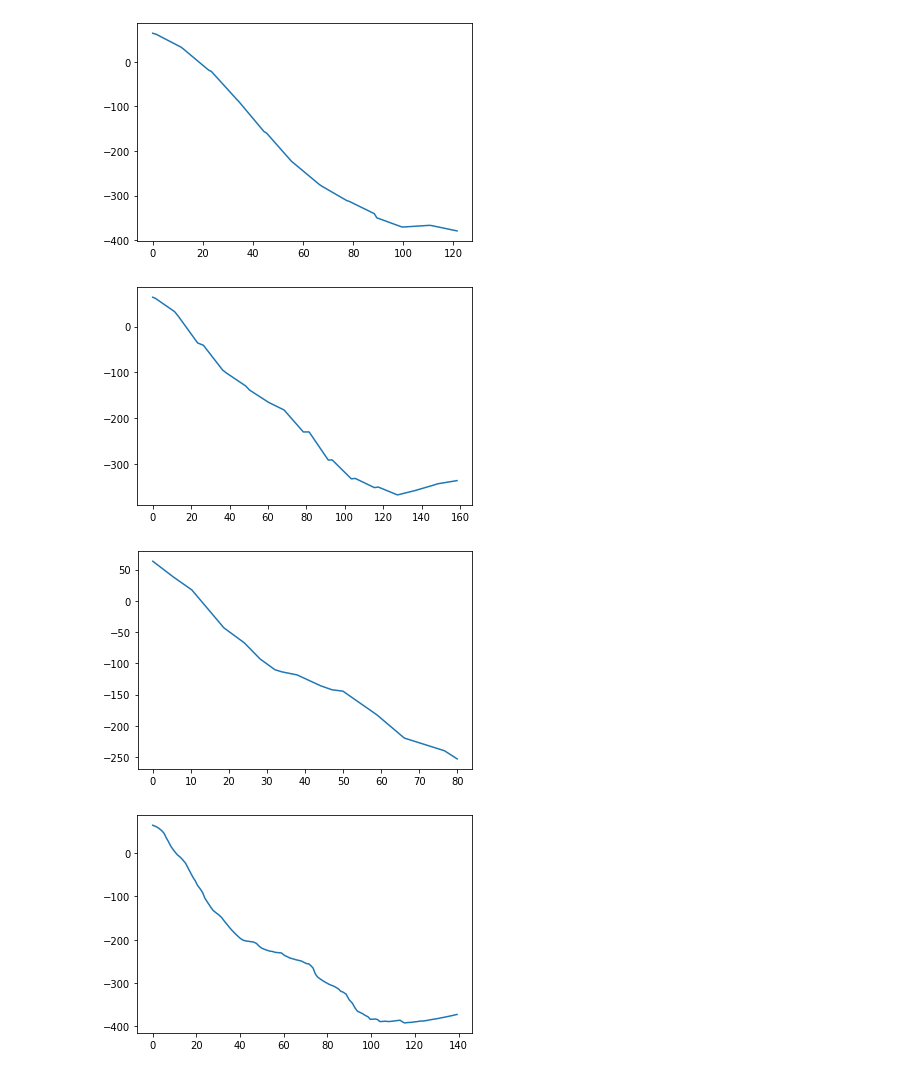
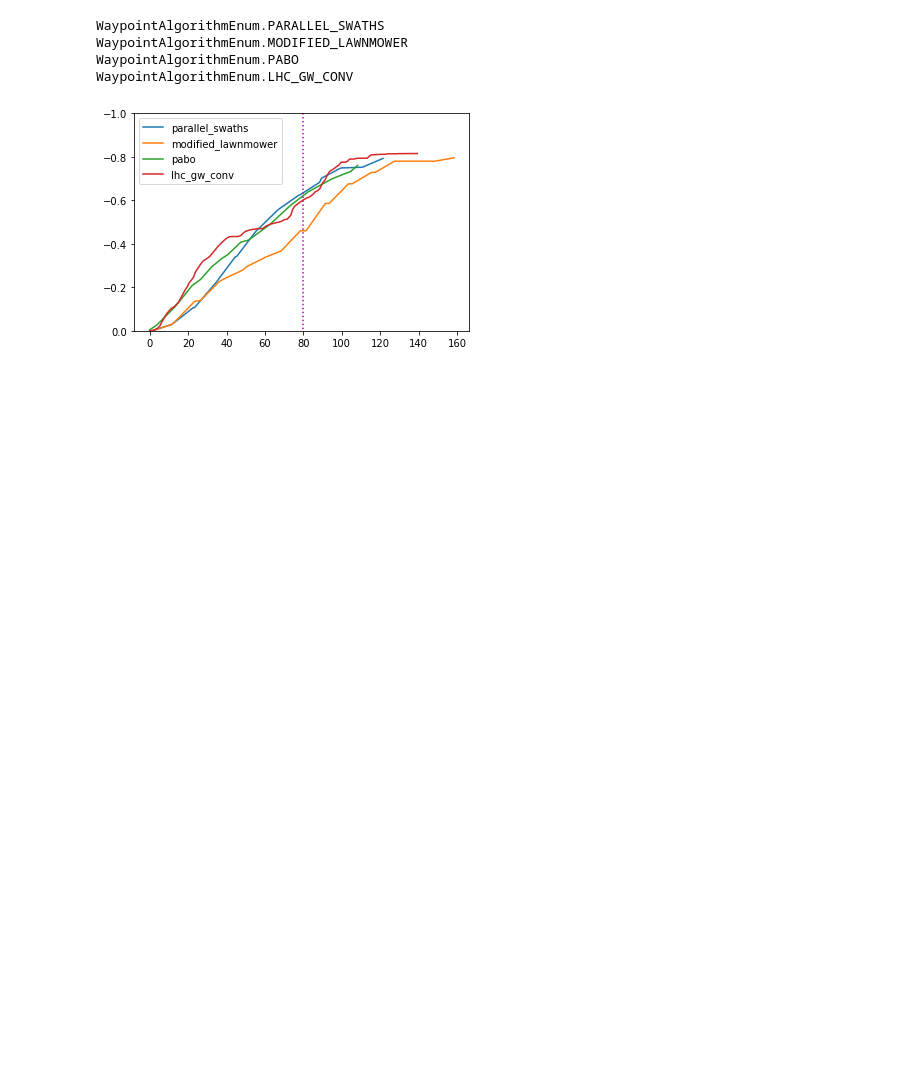
Before and after one commit to iwishiwasaneagle/OPP_4_SAR, a Jupyter notebook: visualize_data.ipynb, the cells around one changed output. Drawn from its saved outputs; the diff is of its cells as text; code cells hidden in the pictures; blank space fills up the shorter version.

```diff
--- a/visualize_data.ipynb
+++ b/visualize_data.ipynb
@@ -14,0 +10,6 @@ Matlab engine started as <matlab.engine.matlabengine.MatlabEngine object at 0x..
+# %%
+from src.waypoint_generation import CostFunc
+cost_func = CostFunc()
+
+with open(os.path.join(os.getcwd(), 'src','waypoint_generation','global.settings'),'r') as f:
+    wp_gen_settings = json.load(f)
@@ -111,7 +111,6 @@ def plot_bar(x,y,x_label,y_label):
 # %%
 dists = [item[1]['dist'] for item in data.items()]
 times = [item[1]['time'] for item in data.items()]
-cost = [item[1]['cost'] for item in data.items()]
 
 x = [str(s).split('.')[1] for s in data.keys()]
 
@@ -122,8 +121,4 @@ fig.savefig("unit_distances_all.png")
 fig,ax=plot_bar(x,times,"","Time to calculate (s)")
 plt.tight_layout()
 fig.savefig("time_to_calculate_all.png")
-
-fig,ax=plot_bar(x,cost,"","Global function value")
-plt.tight_layout()
-plt.show()
 # %% [output]
@@ -133,19 +127,25 @@ plt.show()
 # %%
 # Cost over distance
 
 for key in data.keys():
     wps = data[key]['wps'].toNumpyArray()
     cost_over_wps = []
     dist_with_wps = np.cumsum([0]+[np.linalg.norm(g-f) for g,f in zip(wps[:-1],wps[1:])])
     for i in range(len(wps)):
         tmp_wps = Waypoints(wps[:i+1])
-        cost = cost_func.calculate(tmp_wps,ProbabilityMap(img))
+        cost = cost_func.calculate(tmp_wps,ProbabilityMap(img),onlyAccumulateProbability=True)
         cost_over_wps.append(cost)
 
-    plt.plot(dist_with_wps,cost_over_wps)
-    plt.show()
+    print(key)
+    plt.plot(dist_with_wps,cost_over_wps, label=key.split('.')[1].lower())
+plt.ylim([0, -1])
+plt.legend()
+
+plt.plot((wp_gen_settings['unit_endurance'],)*2,[-1, 1],'m:')
+plt.show()
 # %% [output]
+WaypointAlgorithmEnum.PARALLEL_SWATHS
+WaypointAlgorithmEnum.MODIFIED_LAWNMOWER
+WaypointAlgorithmEnum.PABO
+WaypointAlgorithmEnum.LHC_GW_CONV
-[figure, old version]
+[figure, new version]
-[figure, removed]
-[figure, removed]
-[figure, removed]
```
Also changed, not shown: parts of 8 cells of this notebook.
